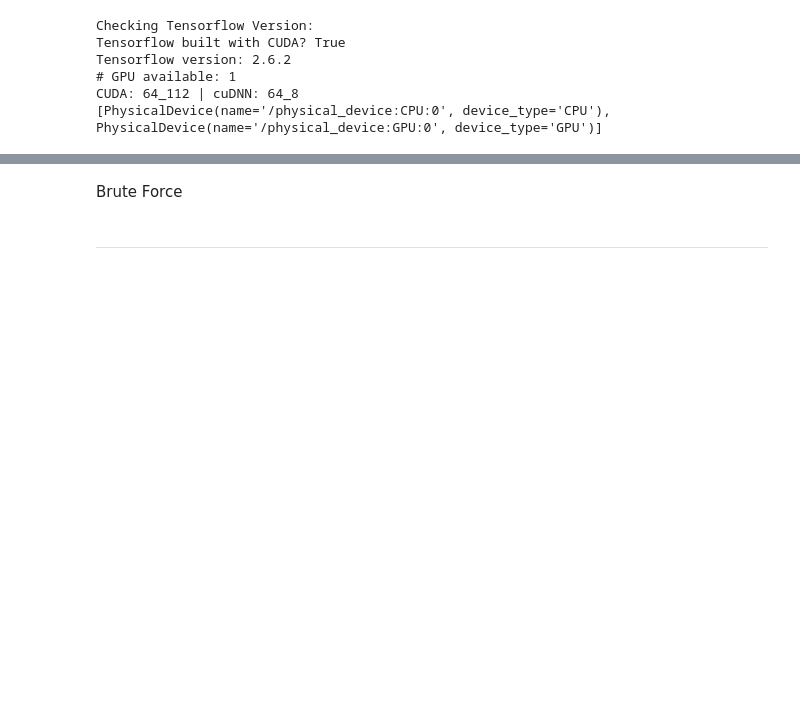
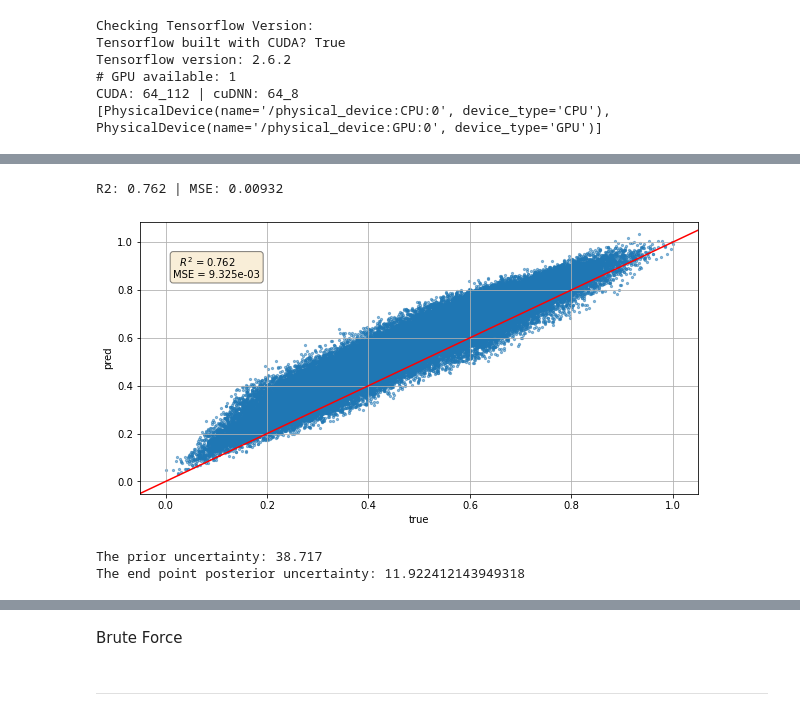
Before and after one commit to misaelmmorales/CO2-Monitor-Optim, a Jupyter notebook: Heterogeneous_2a_higherK/_misael_nb.ipynb, the cells around one changed output, grey strips where cells are left out. Cells and saved outputs as stored; diff of their text form; code cells hidden in the pictures; blank space fills up the shorter version.

```diff
--- a/Heterogeneous_2a_higherK/_misael_nb.ipynb
+++ b/Heterogeneous_2a_higherK/_misael_nb.ipynb
@@ -16,0 +104,30 @@ import matplotlib as mpl
+# %%
+x2 = MinMaxScaler().fit_transform(p.mc_design)
+y2 = {}
+for i in range(60):
+    y2[i] = MinMaxScaler().fit_transform(p.mc_data[i].reshape(-1,1))
+y2_pred = model.predict(x2)
+
+mse = mean_squared_error(y2[59], y2_pred)
+r2  = r2_score(y2[59], y2_pred)
+print('R2: {:.3f} | MSE: {:.5f}'.format(r2, mse))
+
+plt.figure(figsize=(10,5))
+plt.scatter(y2[59], y2_pred, s=5, alpha=0.5)
+plt.axline([0,0],[1,1], c='r', linestyle='-'); plt.grid('on')
+plt.xlabel('true'); plt.ylabel('pred')
+plt.text(0.015, 0.85, '  $R^2$ = {:.3f}\nMSE = {:.3e}'.format(r2,mse), bbox=mybox)
+plt.show()
+# %% [output]
+R2: 0.762 | MSE: 0.00932
+[figure, added]
+# %%
+post_p90mp10_mean, post_p90mp10_time, post_p90mp10_iData, post_mean, post_mean_iData, nSamples, mc_obj_post = p.results
+
+U = np.insert(post_p90mp10_time/1e6,0,p.prior_p90mp10/1e6)
+#T = np.insert(time_point,0,0)
+print('The prior uncertainty: {:.3f}'.format(U[0]))
+print('The end point posterior uncertainty: {}'.format(U[len(U)-1]))
+# %% [output]
+The prior uncertainty: 38.717
+The end point posterior uncertainty: 11.922412143949318
```
Also changed, not shown: parts of 15 cells of this notebook, 4 other files.
